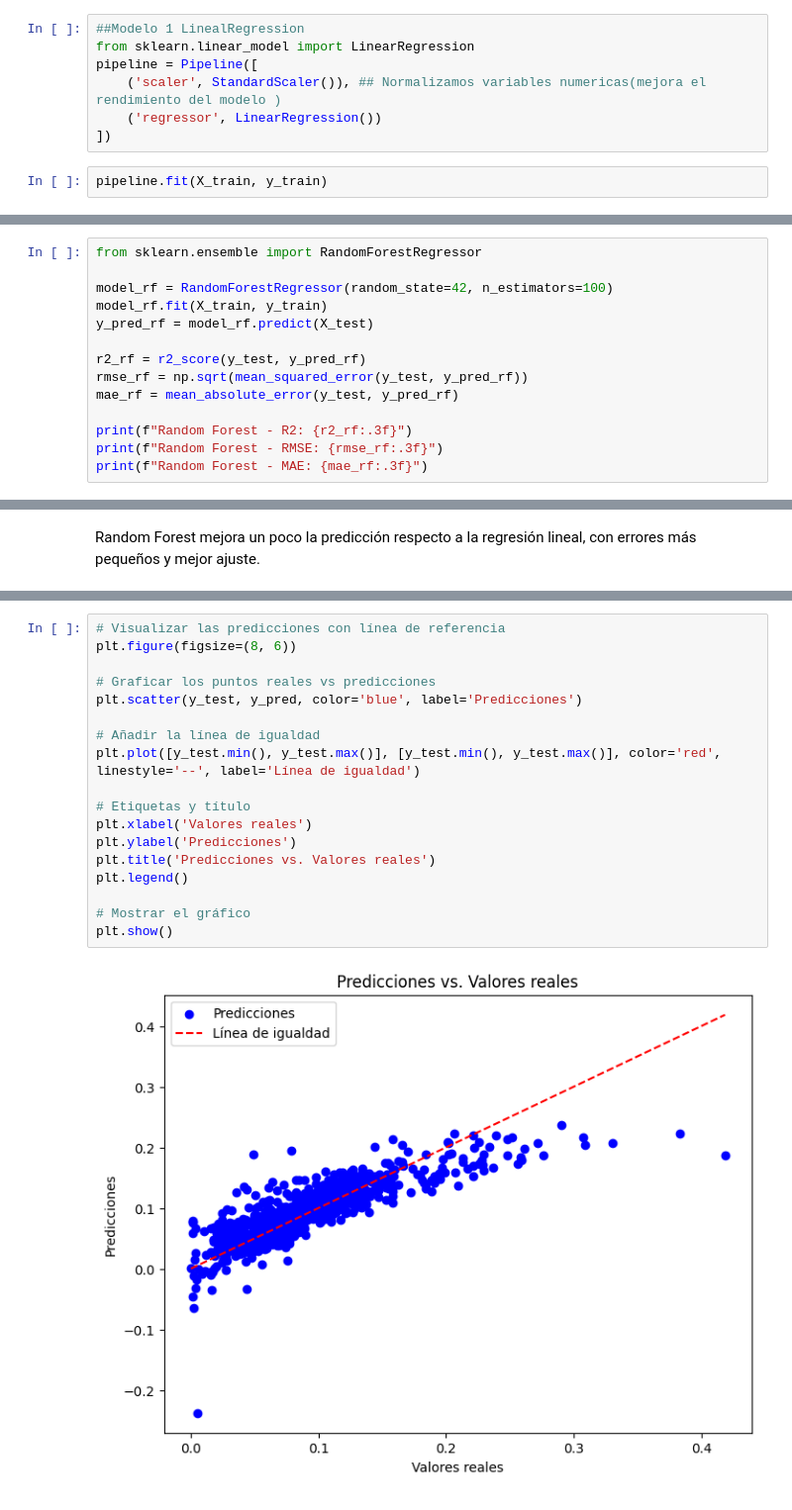
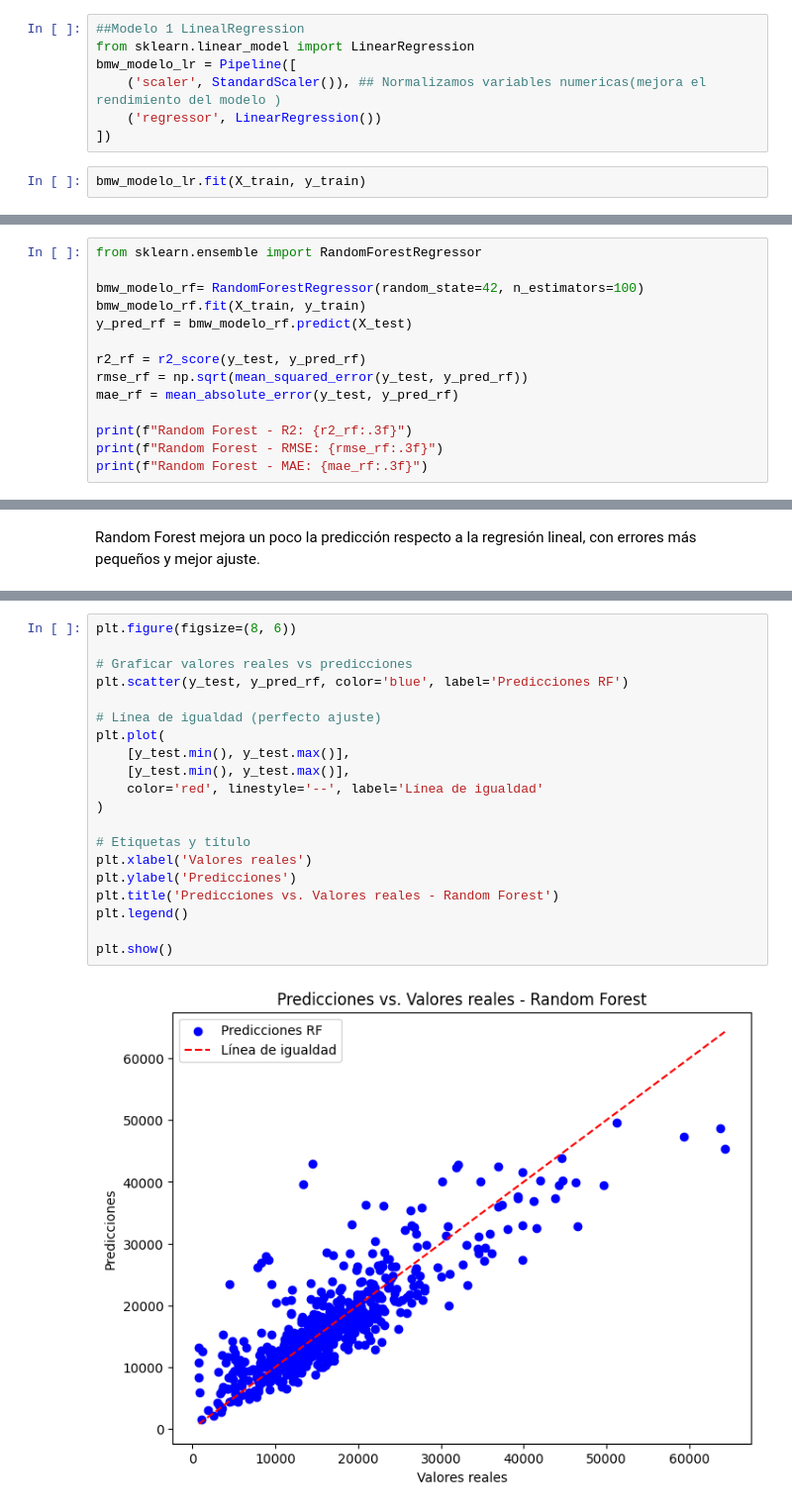
Before and after one commit to MiriamSantG/BMW, a Jupyter notebook: BMW.ipynb, the cells around one changed output, grey strips where cells are left out. Shown at 99% size. Drawn from its saved outputs; the diff is of its cells as text.

```diff
--- a/BMW.ipynb
+++ b/BMW.ipynb
@@ -2064,12 +2064,12 @@ Primero probaremos este modelo básico para entender cómo funciona y evaluar su
 # %%
 ##Modelo 1 LinealRegression
 from sklearn.linear_model import LinearRegression
-pipeline = Pipeline([
+bmw_modelo_lr = Pipeline([
     ('scaler', StandardScaler()), ## Normalizamos variables numericas(mejora el rendimiento del modelo )
     ('regressor', LinearRegression())
 ])
 # %%
-pipeline.fit(X_train, y_train)
+bmw_modelo_lr.fit(X_train, y_train)
 # %% [output]
 Pipeline(steps=[('scaler', StandardScaler()),
                 ('regressor', LinearRegression())])
@@ -2101,9 +2101,9 @@ Podría ser útil probar modelos más avanzados, como un RandomForest
 # %%
 from sklearn.ensemble import RandomForestRegressor
 
-model_rf = RandomForestRegressor(random_state=42, n_estimators=100)
-model_rf.fit(X_train, y_train)
-y_pred_rf = model_rf.predict(X_test)
+bmw_modelo_rf= RandomForestRegressor(random_state=42, n_estimators=100)
+bmw_modelo_rf.fit(X_train, y_train)
+y_pred_rf = bmw_modelo_rf.predict(X_test)
 
 r2_rf = r2_score(y_test, y_pred_rf)
 rmse_rf = np.sqrt(mean_squared_error(y_test, y_pred_rf))
@@ -2348,20 +2229,22 @@ NameError: name 'y_pred' is not defined
 # %%
-# Visualizar las predicciones con línea de referencia
 plt.figure(figsize=(8, 6))
 
-# Graficar los puntos reales vs predicciones
-plt.scatter(y_test, y_pred, color='blue', label='Predicciones')
+# Graficar valores reales vs predicciones
+plt.scatter(y_test, y_pred_rf, color='blue', label='Predicciones RF')
 
-# Añadir la línea de igualdad
-plt.plot([y_test.min(), y_test.max()], [y_test.min(), y_test.max()], color='red', linestyle='--', label='Línea de igualdad')
+# Línea de igualdad (perfecto ajuste)
+plt.plot(
+    [y_test.min(), y_test.max()],
+    [y_test.min(), y_test.max()],
+    color='red', linestyle='--', label='Línea de igualdad'
+)
 
 # Etiquetas y título
 plt.xlabel('Valores reales')
 plt.ylabel('Predicciones')
-plt.title('Predicciones vs. Valores reales')
+plt.title('Predicciones vs. Valores reales - Random Forest')
 plt.legend()
 
-# Mostrar el gráfico
 plt.show()
 # %% [output]
-[figure, old version]
+[figure, new version]
```
Also changed, not shown: parts of 38 cells of this notebook, 5 other files.
